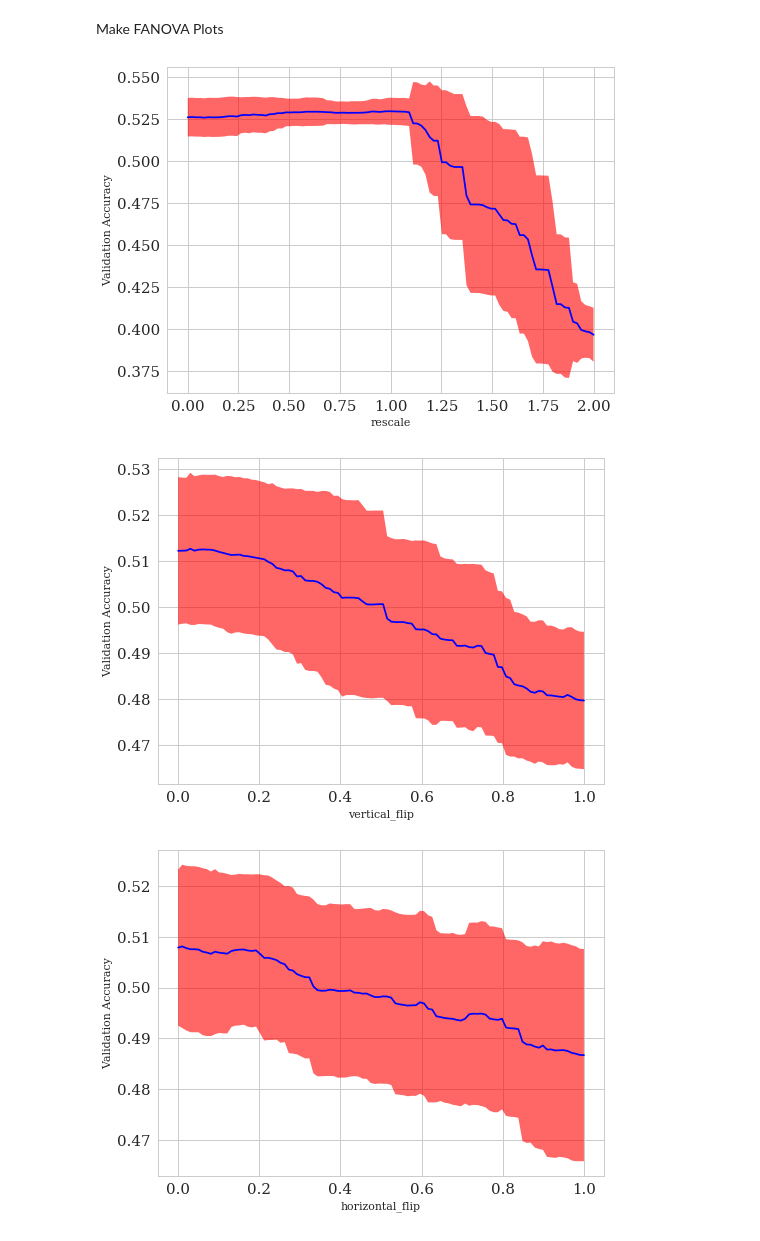
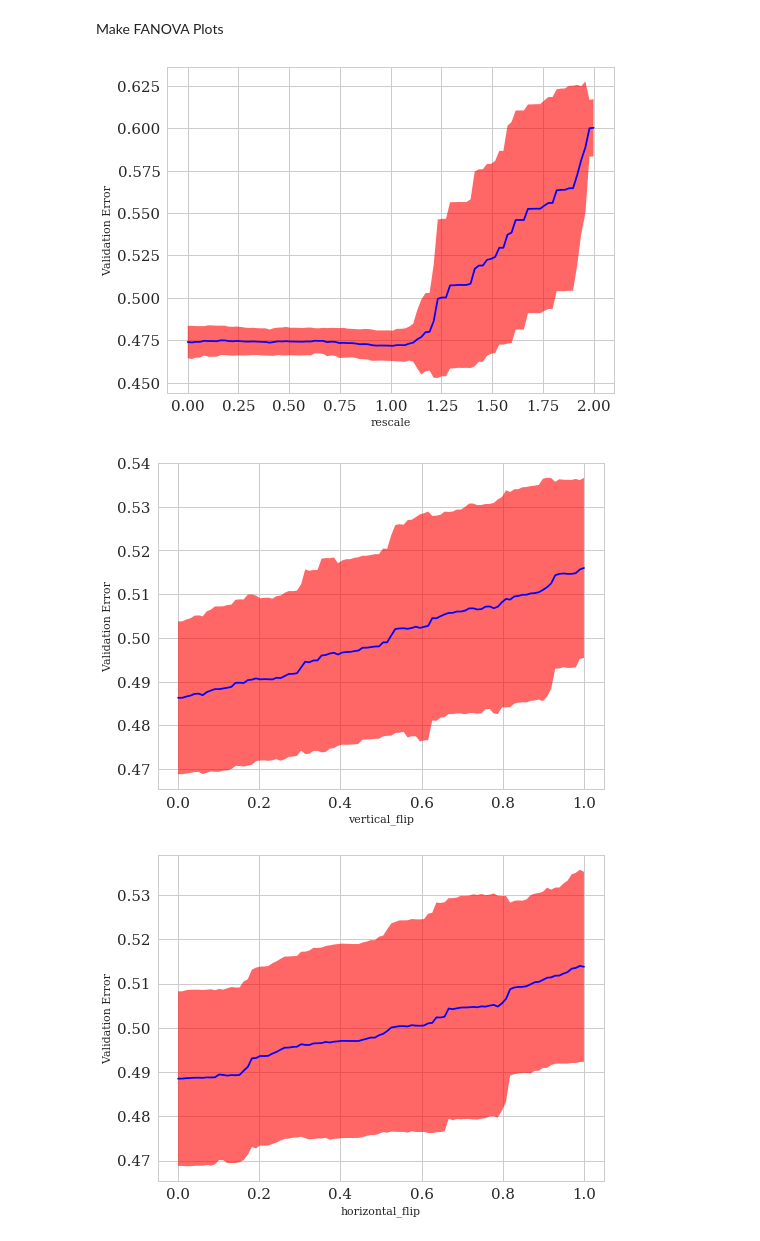
Before and after one commit to zemovi/AutoDA, a Jupyter notebook: notebooks/augmentation.ipynb, the cells around one changed output. Drawn from its saved outputs; the diff is of its cells as text; code cells hidden in the pictures.

Commit message:
some nice plots

```diff
--- a/notebooks/augmentation.ipynb
+++ b/notebooks/augmentation.ipynb
@@ -181,33 +181,33 @@ Make FANOVA Plots
 # %%
 dataset = "mnist"
 
 order= ['rescale', 'vertical_flip', 'horizontal_flip', 'rotation_range', 'pad'] # change order to params
 config_space = ImageAugmentation.get_config_space()
 
 
 X = []
 
 for c in results[dataset]["configs"]:
     vec = []
     for j, k in enumerate(order):
         if c[k] is not None:
             vec.append(c[k])
 
         else:
             vec.append(0)
     X.append(vec)
 X = np.array(X)
 y = results[dataset]["validation_accuracy"]
-
-f = fANOVA(X, y)
+y_error = 1- y
+f = fANOVA(X, y_error)
 vis = visualizer.Visualizer(f, f.cs)
 
 for i in range(len(order)):
     plt = vis.plot_marginal(i, show=False)
     plt.xlabel(order[i])
-    plt.ylabel("Validation Accuracy")
+    plt.ylabel("Validation Error")
     plt.show()
 # %% [output]
-[figure, old version]
+[figure, new version]
-[figure, old version]
+[figure, new version]
-[figure, old version]
+[figure, new version]
```
Also changed, not shown: parts of 7 cells of this notebook.
